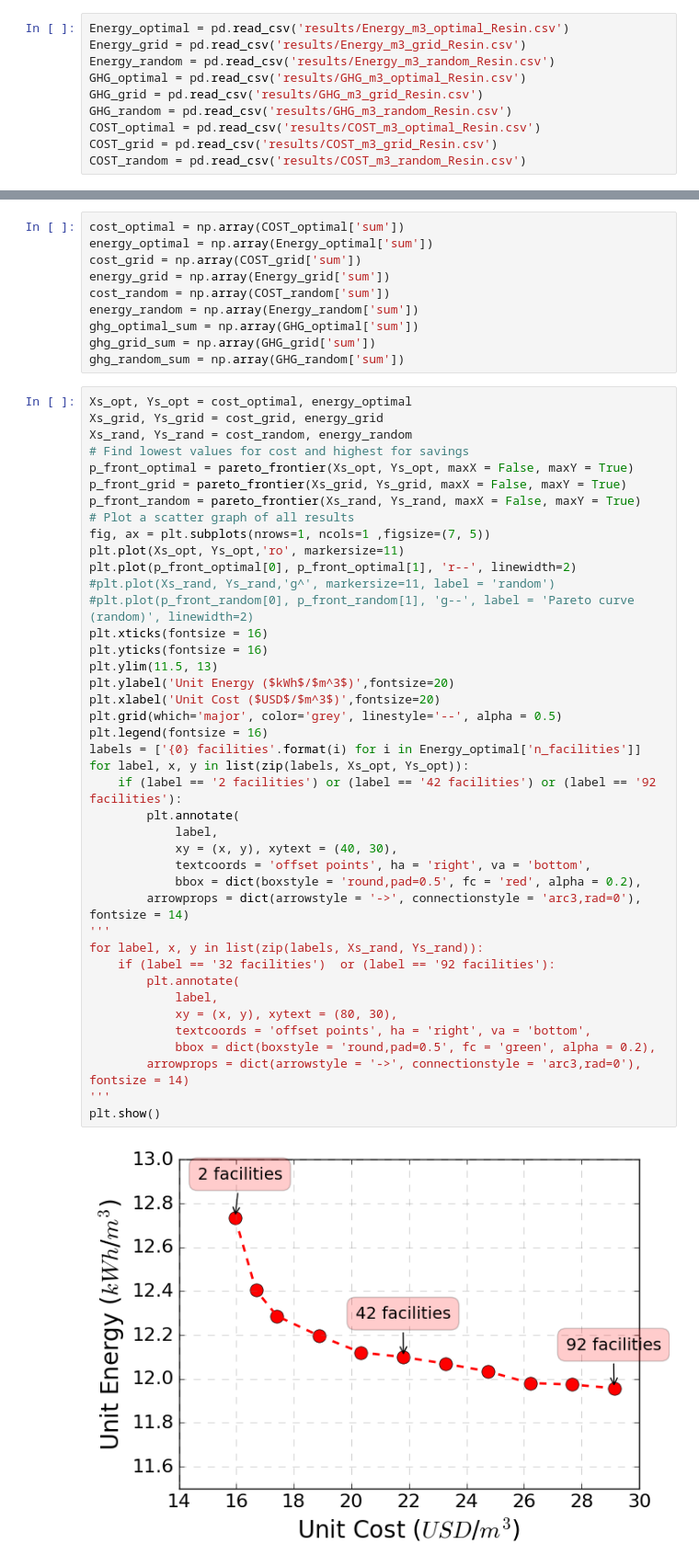
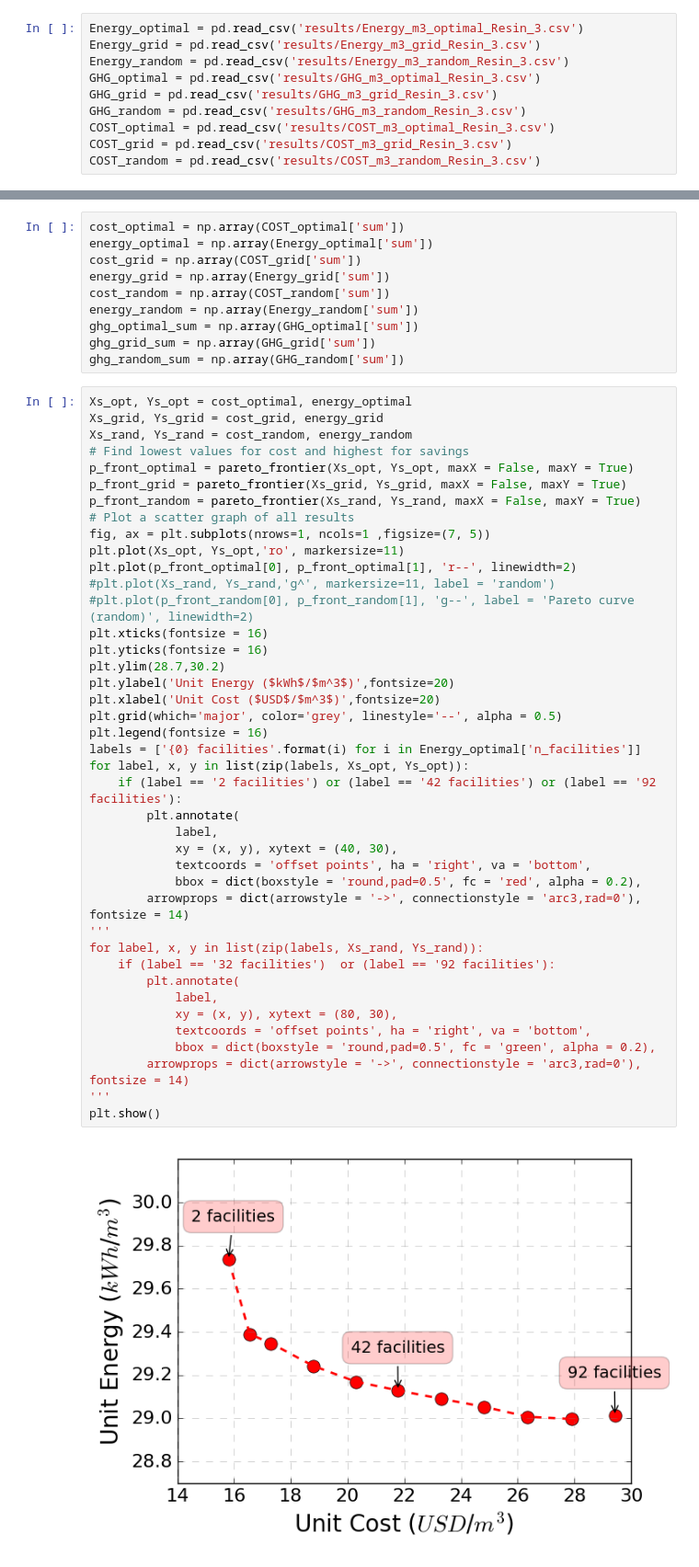
Before and after one commit to okavvada/Urine-Project, a Jupyter notebook: Plot_LCA_model.ipynb, the cells around one changed output, grey strips where cells are left out. Shown: that part at 92% size. Saved outputs shown, nothing was run; the diff lists cells and outputs as text.

```diff
--- a/Plot_LCA_model.ipynb
+++ b/Plot_LCA_model.ipynb
@@ -11,12 +11,12 @@ import statsmodels.api as smf
 from utils.logistics_functions import *
 from utils.Run_LCA_model import Run_LCA_model
 # %%
-Energy_optimal = pd.read_csv('results/Energy_m3_optimal_Resin.csv')
-Energy_grid = pd.read_csv('results/Energy_m3_grid_Resin.csv')
-Energy_random = pd.read_csv('results/Energy_m3_random_Resin.csv')
-GHG_optimal = pd.read_csv('results/GHG_m3_optimal_Resin.csv')
-GHG_grid = pd.read_csv('results/GHG_m3_grid_Resin.csv')
-GHG_random = pd.read_csv('results/GHG_m3_random_Resin.csv')
-COST_optimal = pd.read_csv('results/COST_m3_optimal_Resin.csv')
-COST_grid = pd.read_csv('results/COST_m3_grid_Resin.csv')
-COST_random = pd.read_csv('results/COST_m3_random_Resin.csv')
+Energy_optimal = pd.read_csv('results/Energy_m3_optimal_Resin_3.csv')
+Energy_grid = pd.read_csv('results/Energy_m3_grid_Resin_3.csv')
+Energy_random = pd.read_csv('results/Energy_m3_random_Resin_3.csv')
+GHG_optimal = pd.read_csv('results/GHG_m3_optimal_Resin_3.csv')
+GHG_grid = pd.read_csv('results/GHG_m3_grid_Resin_3.csv')
+GHG_random = pd.read_csv('results/GHG_m3_random_Resin_3.csv')
+COST_optimal = pd.read_csv('results/COST_m3_optimal_Resin_3.csv')
+COST_grid = pd.read_csv('results/COST_m3_grid_Resin_3.csv')
+COST_random = pd.read_csv('results/COST_m3_random_Resin_3.csv')
@@ -358,32 +475,32 @@ plt.plot(Xs_opt, Ys_opt,'ro', markersize=11)
 plt.plot(p_front_optimal[0], p_front_optimal[1], 'r--', linewidth=2)
 #plt.plot(Xs_rand, Ys_rand,'g^', markersize=11, label = 'random')
 #plt.plot(p_front_random[0], p_front_random[1], 'g--', label = 'Pareto curve (random)', linewidth=2)
 plt.xticks(fontsize = 16)
 plt.yticks(fontsize = 16)
-plt.ylim(11.5, 13)
+plt.ylim(28.7,30.2)
 plt.ylabel('Unit Energy ($kWh$/$m^3$)',fontsize=20)
 plt.xlabel('Unit Cost ($USD$/$m^3$)',fontsize=20)
 plt.grid(which='major', color='grey', linestyle='--', alpha = 0.5)
 plt.legend(fontsize = 16)
 labels = ['{0} facilities'.format(i) for i in Energy_optimal['n_facilities']]
 for label, x, y in list(zip(labels, Xs_opt, Ys_opt)):
     if (label == '2 facilities') or (label == '42 facilities') or (label == '92 facilities'):
         plt.annotate(
             label,
             xy = (x, y), xytext = (40, 30),
             textcoords = 'offset points', ha = 'right', va = 'bottom',
             bbox = dict(boxstyle = 'round,pad=0.5', fc = 'red', alpha = 0.2),
         arrowprops = dict(arrowstyle = '->', connectionstyle = 'arc3,rad=0'), fontsize = 14)
 '''
 for label, x, y in list(zip(labels, Xs_rand, Ys_rand)):
     if (label == '32 facilities')  or (label == '92 facilities'):
         plt.annotate(
             label,
             xy = (x, y), xytext = (80, 30),
             textcoords = 'offset points', ha = 'right', va = 'bottom',
             bbox = dict(boxstyle = 'round,pad=0.5', fc = 'green', alpha = 0.2),
         arrowprops = dict(arrowstyle = '->', connectionstyle = 'arc3,rad=0'), fontsize = 14)
 '''
 plt.show()
 # %% [output]
-[figure, old version]
+[figure, new version]
```
Also changed, not shown: parts of 25 cells of this notebook, 7 other files.
